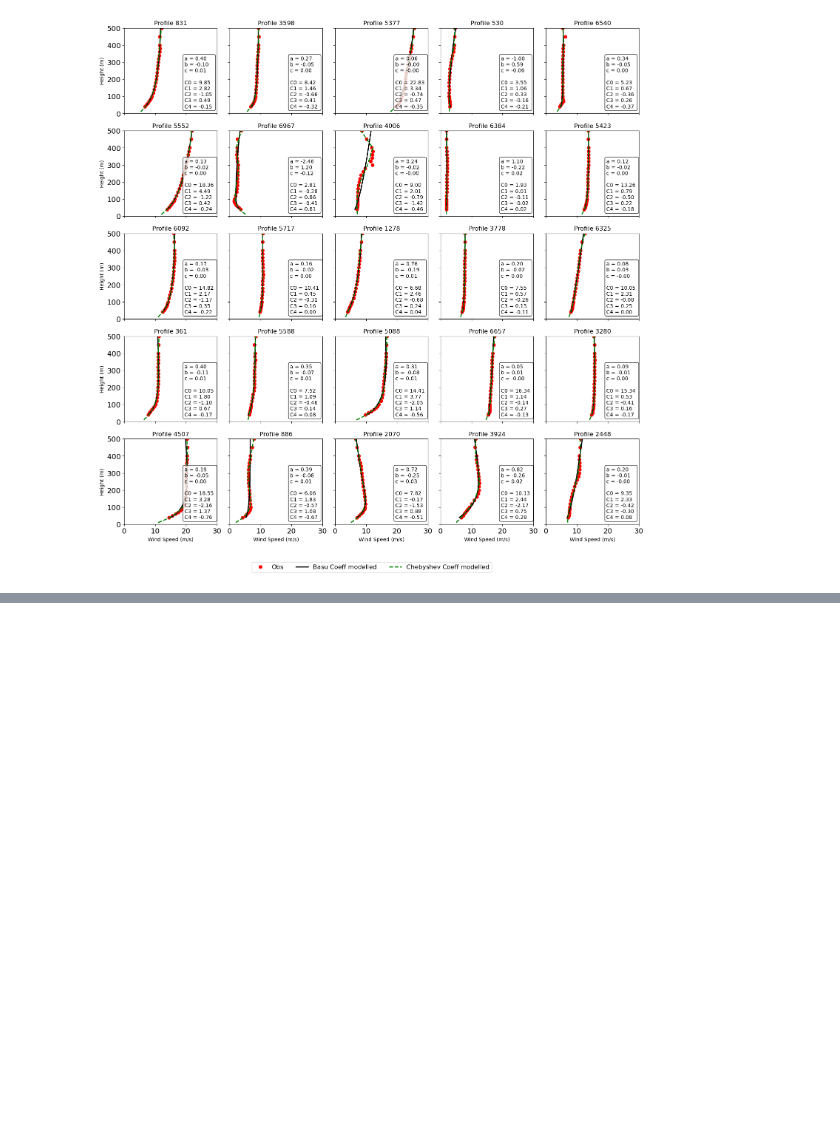
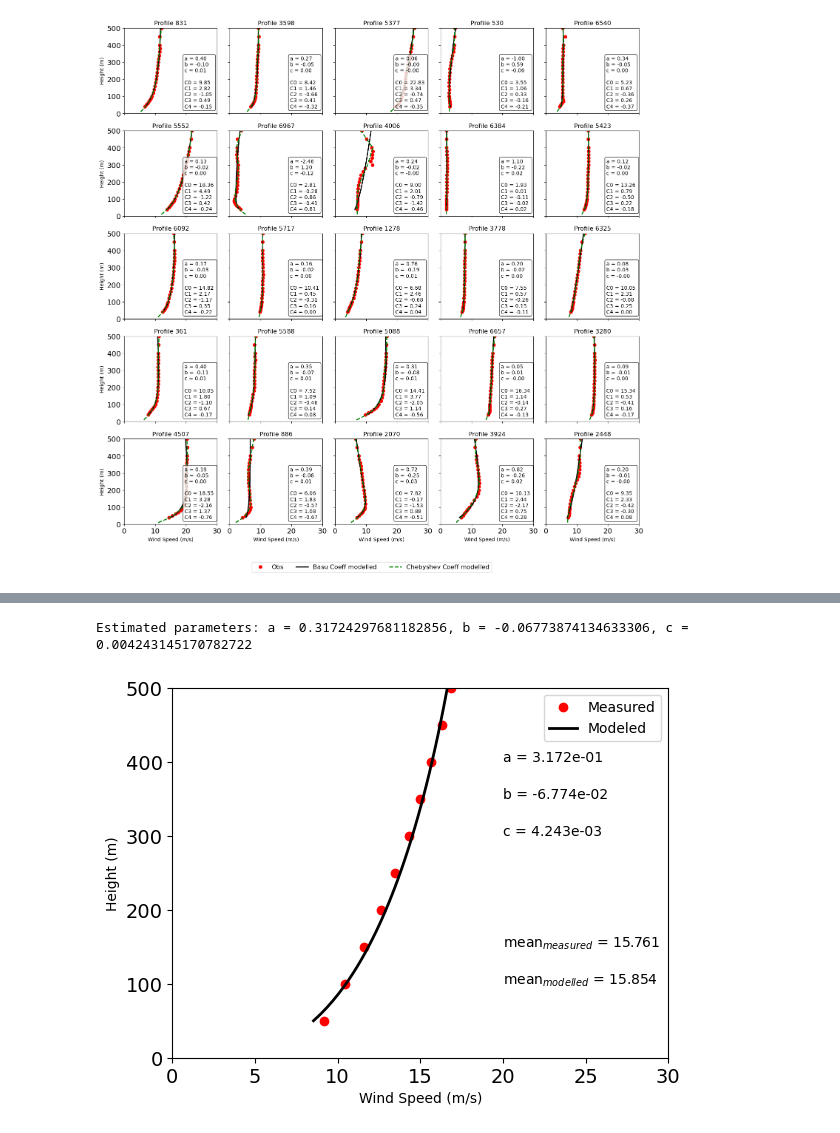
Before and after one commit to HarishBaki/DL_based_wind_profile_estimation, a Jupyter notebook: data/Basu_coefficients_estimation.ipynb, the cells around one changed output, grey strips where cells are left out. Cells and saved outputs as stored; diff of their text form; code cells hidden in the pictures; blank space fills up the shorter version.

```diff
--- a/data/Basu_coefficients_estimation.ipynb
+++ b/data/Basu_coefficients_estimation.ipynb
@@ -275,0 +276,38 @@ plt.savefig('Basu_Coefficients_histogram.pdf',dpi=300,bbox_inches='tight',pad_in
+# %%
+data = {
+    'height': [50, 100, 150, 200, 250, 300, 350, 400, 450, 500, 550, 600, 650, 700, 750, 800, 850, 900, 950],
+    'wind_speed': [9.15, 10.45, 11.58, 12.60, 13.48, 14.30, 14.97, 15.62, 16.28, 16.83, 17.30, 17.70, 17.99, 18.23, 18.42, 18.60, 18.66, 18.68, 18.62]
+}
+
+df = pd.DataFrame(data)
+
+# Sample data
+z = data['height']
+u = data['wind_speed']
+# Extracting the estimated parameters
+popt = Basu_Coeff(z,u)
+a_est, b_est, c_est = popt
+# Print estimated parameters
+print(f"Estimated parameters: a = {a_est}, b = {b_est}, c = {c_est}")
+# Plotting the data and the fit
+z_fit = np.linspace(min(z), max(z), 100)
+u_fit = Basu_WindProfile(z_fit, *popt)
+
+# Plot and save the figure
+fig, ax = plt.subplots()
+ax.plot(u, z, 'or', markerfacecolor='r')
+ax.plot(u_fit, z_fit, '-k', linewidth=2)
+ax.set(xlabel='Wind Speed (m/s)', ylabel='Height (m)')
+ax.set_xlim([0, 30])
+ax.set_ylim([0, 500])
+ax.tick_params(labelsize=14)
+ax.legend(['Measured', 'Modeled'])
+plt.text(20, 400, f'a = {a_est:.3e}')
+plt.text(20, 350, f'b = {b_est:.3e}')
+plt.text(20, 300, f'c = {c_est:.3e}')
+plt.text(20, 150, fr'mean$_{{measured}}$ = {np.mean(u):.3f}')
+plt.text(20, 100, fr'mean$_{{modelled}}$ = {np.mean(u_fit):.3f}')
+plt.savefig('Basu_fit_for_Leipzig_profile.png')
+# %% [output]
+Estimated parameters: a = 0.31724297681182856, b = -0.06773874134633306, c = 0.004243145170782722
+[figure, added]
```
Also changed, not shown: parts of 1 cell of this notebook, 2 other files.
